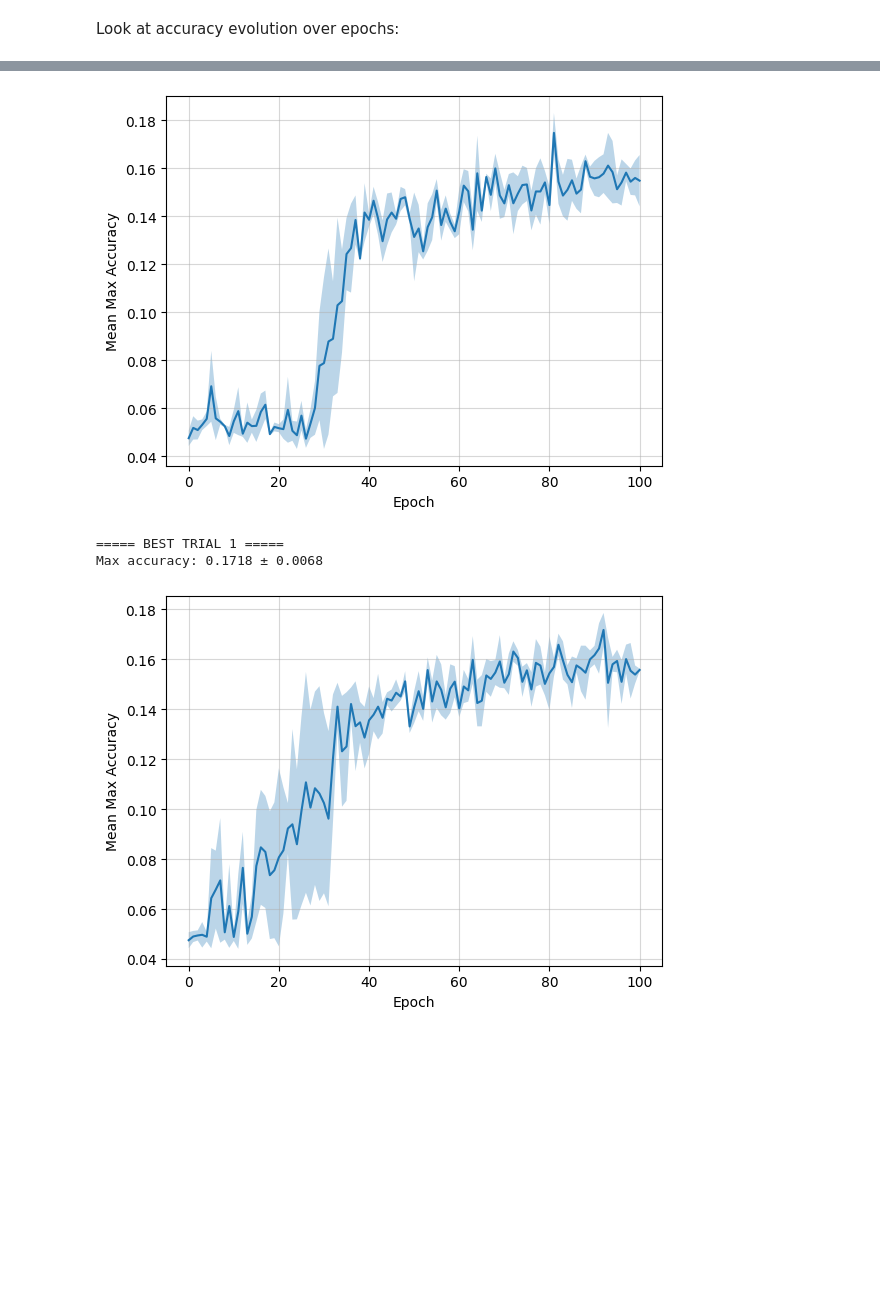
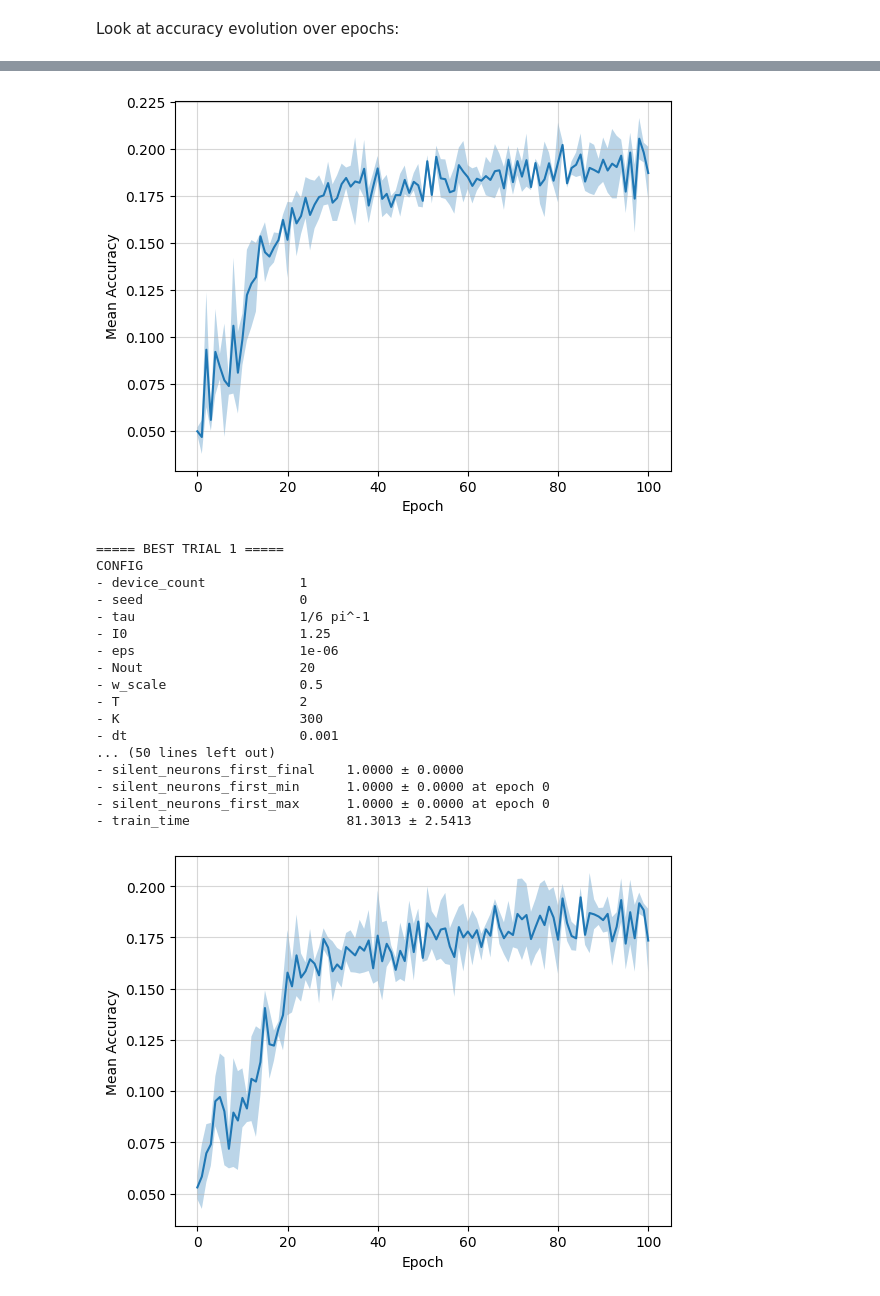
Before and after one commit to carlowenig/spikegd-carlo, a Jupyter notebook: experiments/heidelberg/analyze_grid_results_v3.ipynb, the cells around one changed output, grey strips where cells are left out. Saved outputs shown, nothing was run; the diff lists cells and outputs as text; code cells hidden in the pictures; blank space fills up the shorter version.

```diff
--- a/experiments/heidelberg/analyze_grid_results_v3.ipynb
+++ b/experiments/heidelberg/analyze_grid_results_v3.ipynb
@@ -6,7 +6,7 @@ import matplotlib.pyplot as plt
 from hyperparam_scan_util import GridScan
 pd.set_option('display.max_columns', None)
 # %%
-scan = GridScan.load("main_v3", root="results")
+scan = GridScan.load("main_v3.1", root="results")
 
 df_filename = "analysis.parquet"
 
@@ -122,6 +139,8 @@ Name: 5, dtype: object
 # %% [markdown]
 Look at accuracy evolution over epochs:
 # %%
+from spikegd.utils.formatting import print_dict
+
 def plot_training_curves(config_hash):
     trial = scan.load_trial(config_hash)
     epoch_metrics: list = trial.metrics["epochs"]
@@ -136,18 +155,53 @@ def plot_training_curves(config_hash):
     ax.fill_between(epochs, acc_mean - acc_std, acc_mean + acc_std, alpha=0.3)
 
     ax.set_xlabel("Epoch")
-    ax.set_ylabel("Mean Max Accuracy")
+    ax.set_ylabel("Mean Accuracy")
     ax.grid(alpha=0.5)
 
     plt.show()
 
+def summarize_trial(trial_row):
+    print("CONFIG")
+    print_dict(
+        {
+            "- " + key.removeprefix("config."): value
+            for key, value in trial_row.items()
+            if key.startswith("config.")
+        }
+    )
+    print("METRICS")
+
+    def summarize_metric(mean_key):
+        std_key = mean_key.replace("_mean", "_std")
+        epoch_key = mean_key.replace("_mean", "_epoch")
+
+        s = f"{trial_row[mean_key]:.4f}"
+
+        if std_key in trial_row:
+            s += f" ± {trial_row[std_key]:.4f}"
+
+        if epoch_key in trial_row:
+            s += f" at epoch {trial_row[epoch_key]:.0f}"
+
+        return s
+
+    print_dict(
+        {
+            "- " + key.removeprefix("metrics.").removesuffix("_mean"): summarize_metric(key)
+            for key, value in trial_row.items()
+            if key.startswith("metrics.") and key.endswith("_mean")
+        },
+        indent=32,
+    )
+
 best_trials = trials_df \
     .sort_values("metrics.acc_max_mean", ascending=False, ignore_index=True) \
-    .head(4)
+    .head(3)
 
 for i, best_trial in best_trials.iterrows():
     print(f"===== BEST TRIAL {i} =====")
-    print(f"Max accuracy: {best_trial['metrics.acc_max_mean']:.4f} ± {best_trial['metrics.acc_max_std']:.4f}")
+    # print(f"Max accuracy: {best_trial['metrics.acc_max_mean']:.4f} ± {best_trial['metrics.acc_max_std']:.4f} at epoch {best_trial['metrics.acc_max_epoch']}")
+    summarize_trial(best_trial)
     plot_training_curves(best_trial["config_hash"])
 # %% [output]
 ===== BEST TRIAL 0 =====
@@ -155,5 +224,20 @@ Max accuracy: 0.1748 ± 0.0083
-[figure, old version]
+[figure, new version]
 ===== BEST TRIAL 1 =====
-Max accuracy: 0.1718 ± 0.0068
+CONFIG
+- device_count            1
+- seed                    0
+- tau                     1/6 pi^-1
+- I0                      1.25
+- eps                     1e-06
+- Nout                    20
+- w_scale                 0.5
+- T                       2
+- K                       300
+- dt                      0.001
+... (50 lines left out)
+- silent_neurons_first_final    1.0000 ± 0.0000
+- silent_neurons_first_min      1.0000 ± 0.0000 at epoch 0
+- silent_neurons_first_max      1.0000 ± 0.0000 at epoch 0
+- train_time                    81.3013 ± 2.5413
-[figure, old version]
+[figure, new version]
 ===== BEST TRIAL 2 =====
```
Also changed, not shown: parts of 8 cells of this notebook, 5 other files.
